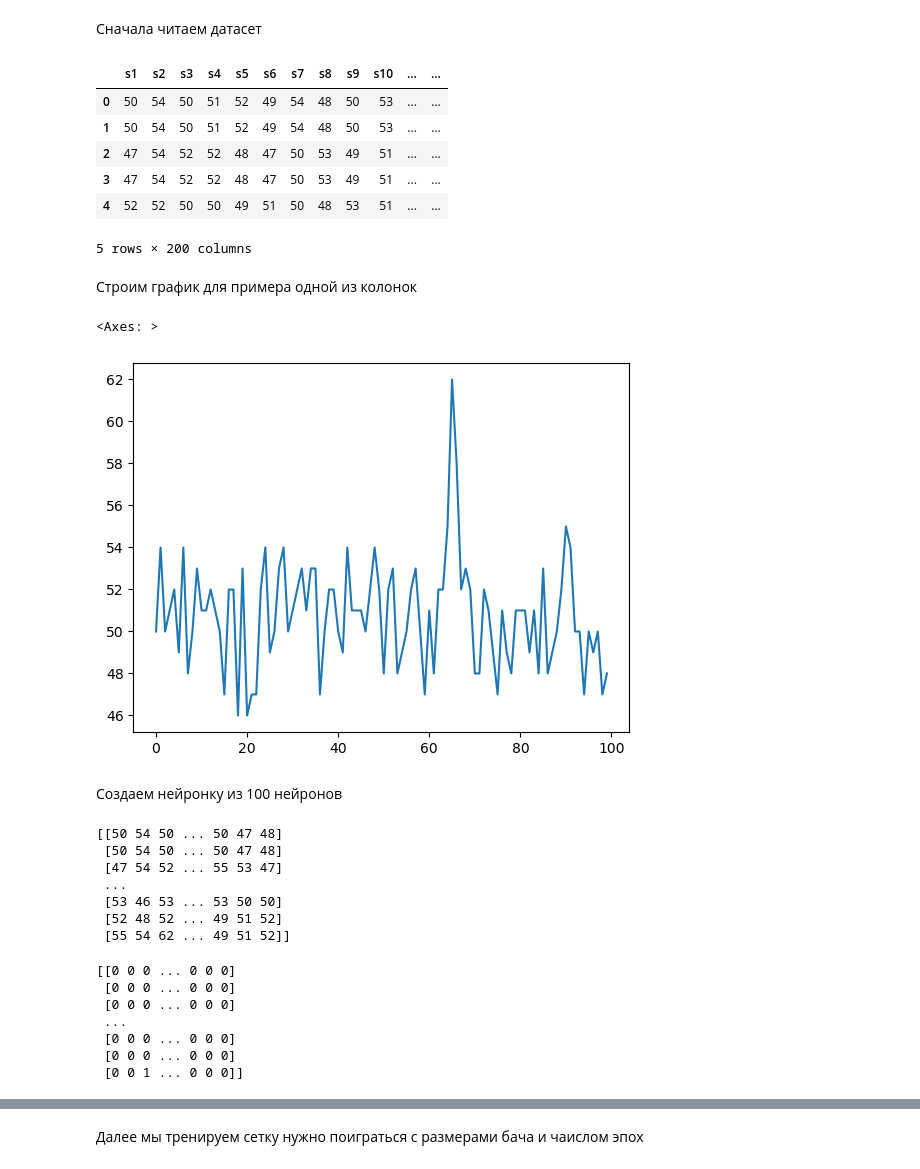
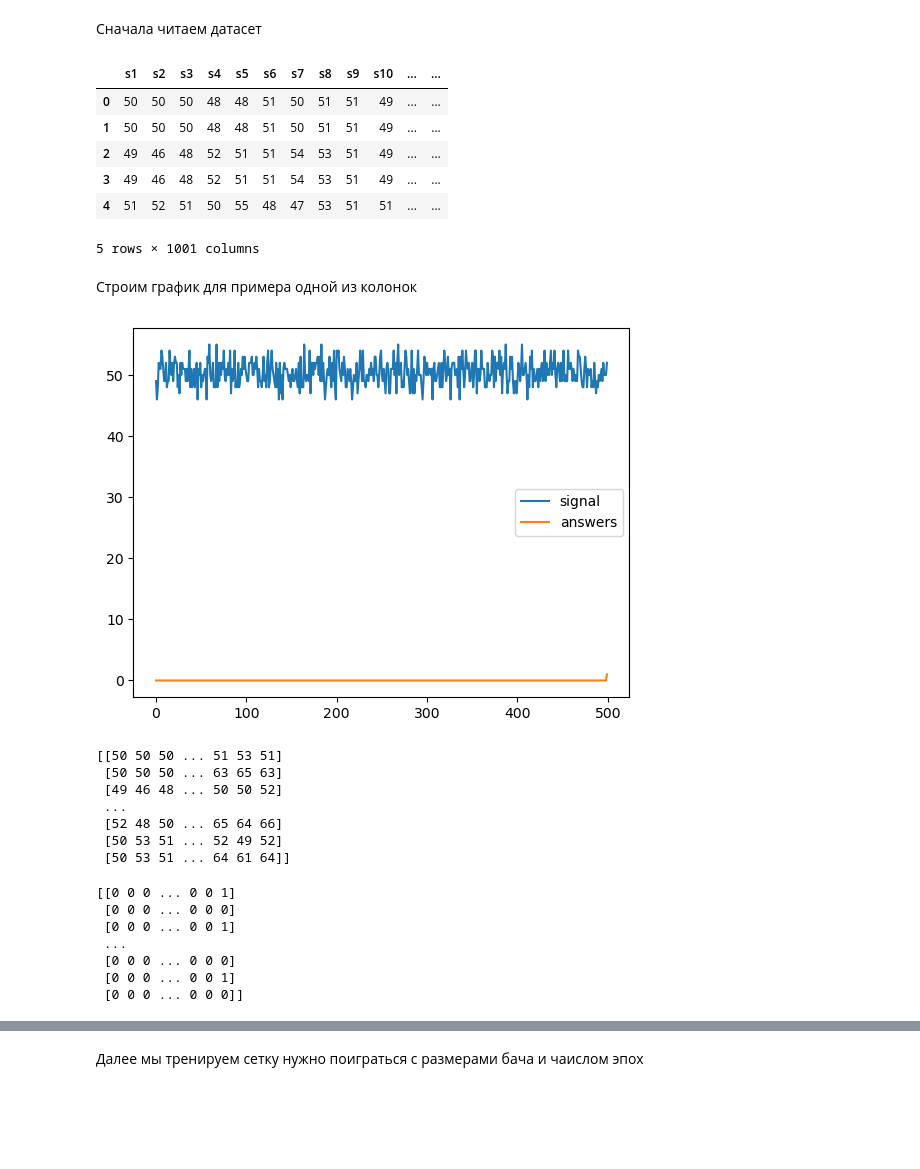
Before and after one commit to lxkuz/signal-watcher, a Jupyter notebook: signal_watcher.ipynb, the cells around one changed output, grey strips where cells are left out. Cells and saved outputs as stored; diff of their text form; code cells hidden in the pictures; blank space fills up the shorter version.

```diff
--- a/signal_watcher.ipynb
+++ b/signal_watcher.ipynb
@@ -2,50 +2,51 @@
 Сначала читаем датасет
 # %%
 import pandas as pd
-
-df = pd.read_csv('data/signal_200000.csv')
+lenn = 500
+df = pd.read_csv('data/signal_100000_500.csv')
 df.head()
 # %% [output]
 |  | s1 | s2 | s3 | s4 | s5 | s6 | s7 | s8 | s9 | s10 | ... | ... |
-| 0 | 50 | 54 | 50 | 51 | 52 | 49 | 54 | 48 | 50 | 53 | ... | ... |
-| 1 | 50 | 54 | 50 | 51 | 52 | 49 | 54 | 48 | 50 | 53 | ... | ... |
-| 2 | 47 | 54 | 52 | 52 | 48 | 47 | 50 | 53 | 49 | 51 | ... | ... |
-| 3 | 47 | 54 | 52 | 52 | 48 | 47 | 50 | 53 | 49 | 51 | ... | ... |
-| 4 | 52 | 52 | 50 | 50 | 49 | 51 | 50 | 48 | 53 | 51 | ... | ... |
+| 0 | 50 | 50 | 50 | 48 | 48 | 51 | 50 | 51 | 51 | 49 | ... | ... |
+| 1 | 50 | 50 | 50 | 48 | 48 | 51 | 50 | 51 | 51 | 49 | ... | ... |
+| 2 | 49 | 46 | 48 | 52 | 51 | 51 | 54 | 53 | 51 | 49 | ... | ... |
+| 3 | 49 | 46 | 48 | 52 | 51 | 51 | 54 | 53 | 51 | 49 | ... | ... |
+| 4 | 51 | 52 | 51 | 50 | 55 | 48 | 47 | 53 | 51 | 51 | ... | ... |
-5 rows × 200 columns
+5 rows × 1001 columns
 # %% [markdown]
 Строим график для примера одной из колонок
 # %%
 dataset = df.values
-s = pd.Series(dataset[1][0:100])
-s.plot.line()
+
+suka = pd.DataFrame({
+   'signal': dataset[2][:lenn],
+   'answers': dataset[2][lenn+1:]
+   })
+lines = suka.plot.line()
 # %% [output]
-<Axes: >
-[figure, old version]
+[figure, new version]
-# %% [markdown]
-Создаем нейронку из 100 нейронов
 # %%
-X = dataset[:,0:100]
+X = dataset[:,0:lenn]
 print(X)
 # %% [output]
-[[50 54 50 ... 50 47 48]
- [50 54 50 ... 50 47 48]
- [47 54 52 ... 55 53 47]
+[[50 50 50 ... 51 53 51]
+ [50 50 50 ... 63 65 63]
+ [49 46 48 ... 50 50 52]
  ...
- [53 46 53 ... 53 50 50]
- [52 48 52 ... 49 51 52]
- [55 54 62 ... 49 51 52]]
+ [52 48 50 ... 65 64 66]
+ [50 53 51 ... 52 49 52]
+ [50 53 51 ... 64 61 64]]
 # %%
-Y = dataset[:,100:]
+Y = dataset[:,lenn:]
 print(Y)
 # %% [output]
-[[0 0 0 ... 0 0 0]
+[[0 0 0 ... 0 0 1]
  [0 0 0 ... 0 0 0]
- [0 0 0 ... 0 0 0]
+ [0 0 0 ... 0 0 1]
  ...
  [0 0 0 ... 0 0 0]
- [0 0 0 ... 0 0 0]
- [0 0 1 ... 0 0 0]]
+ [0 0 0 ... 0 0 1]
+ [0 0 0 ... 0 0 0]]
 # %%
 from sklearn import preprocessing
 # %%
```
Also changed, not shown: parts of 9 cells of this notebook.
